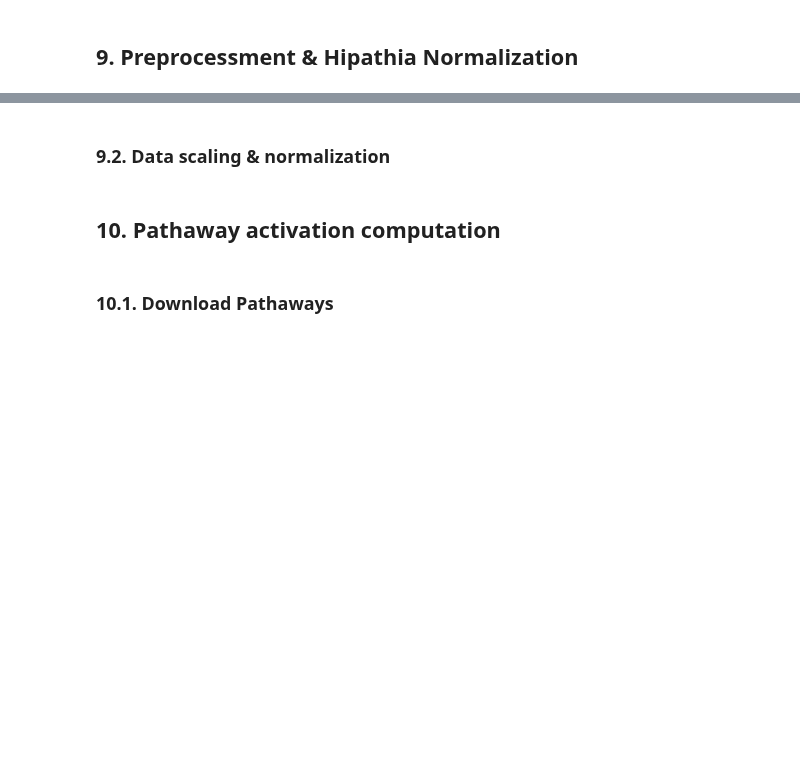
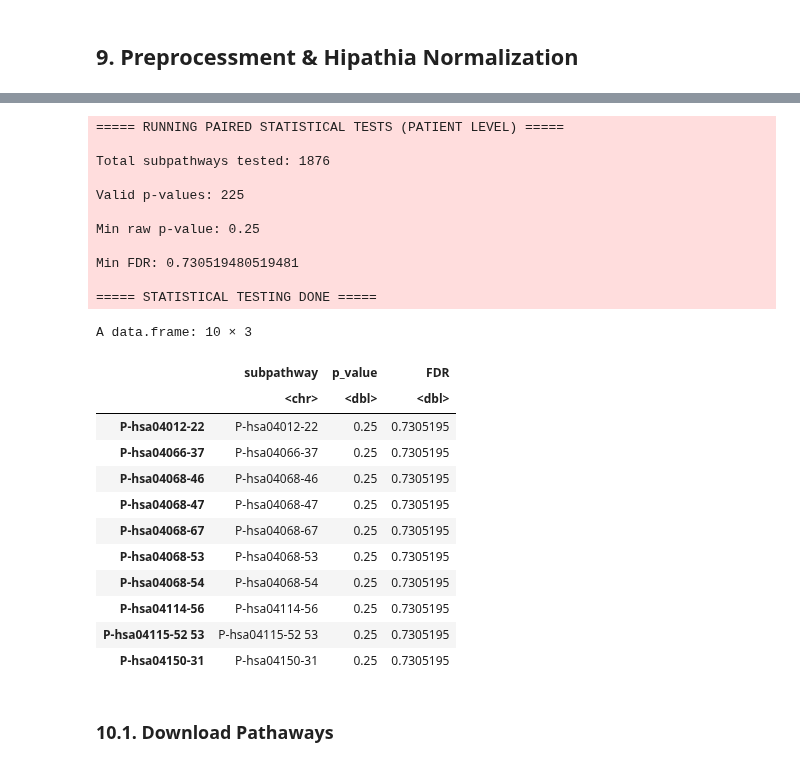
Before and after one commit to BennetDub/mein-r-projekt, a Jupyter notebook: Hipathia withou PB.ipynb, the cells around one changed output, grey strips where cells are left out. Saved outputs shown, nothing was run; the diff lists cells and outputs as text; code cells hidden in the pictures; blank space fills up the shorter version.

```diff
--- a/Hipathia withou PB.ipynb
+++ b/Hipathia withou PB.ipynb
@@ -735,2 +717,0 @@ library(hipathia)
-# %% [markdown]
-### 9.2. Data scaling & normalization
@@ -784,5 +718,77 @@ message("3.2-C: Hipathia normalization finished.")
-# %% [markdown]
-## 10. Pathaway activation computation
+# %%
+# ============================================================
+# 9. Paired statistical testing across patients
+# ============================================================
+
+message("\n===== RUNNING PAIRED STATISTICAL TESTS (PATIENT LEVEL) =====")
+
+# delta_mat: subpathways x patients
+stopifnot(is.matrix(delta_mat))
+stopifnot(ncol(delta_mat) >= 2)
+
+# Paired test per subpathway
+p_values <- apply(
+  delta_mat,
+  1,
+  function(x) {
+    x <- x[!is.na(x)]
+
+    # No variation -> no information
+    if (length(x) < 2 || all(x == 0)) {
+      return(NA_real_)
+    }
+
+    suppressWarnings(
+      wilcox.test(x, mu = 0)$p.value
+    )
+  }
+)
+
+# Build results table
+comp_subpathway <- data.frame(
+  subpathway = rownames(delta_mat),
+  p_value    = p_values,
+  stringsAsFactors = FALSE
+)
+
+# FDR correction
+comp_subpathway$FDR <- p.adjust(comp_subpathway$p_value, method = "BH")
+
+# Basic summary
+message("Total subpathways tested: ", nrow(comp_subpathway))
+message("Valid p-values: ", sum(!is.na(comp_subpathway$p_value)))
+message("Min raw p-value: ", min(comp_subpathway$p_value, na.rm = TRUE))
+message("Min FDR: ", min(comp_subpathway$FDR, na.rm = TRUE))
+
+message("===== STATISTICAL TESTING DONE =====\n")
+
+# Inspect top hits
+head(comp_subpathway[order(comp_subpathway$p_value), ], 10)
+# %% [output]
+===== RUNNING PAIRED STATISTICAL TESTS (PATIENT LEVEL) =====
+
+Total subpathways tested: 1876
+
+Valid p-values: 225
+
+Min raw p-value: 0.25
+
+Min FDR: 0.730519480519481
+
+===== STATISTICAL TESTING DONE =====
+A data.frame: 10 × 3
+|  | subpathway | p_value | FDR |
+|  | <chr> | <dbl> | <dbl> |
+| P-hsa04012-22 | P-hsa04012-22 | 0.25 | 0.7305195 |
+| P-hsa04066-37 | P-hsa04066-37 | 0.25 | 0.7305195 |
+| P-hsa04068-46 | P-hsa04068-46 | 0.25 | 0.7305195 |
+| P-hsa04068-47 | P-hsa04068-47 | 0.25 | 0.7305195 |
+| P-hsa04068-67 | P-hsa04068-67 | 0.25 | 0.7305195 |
+| P-hsa04068-53 | P-hsa04068-53 | 0.25 | 0.7305195 |
+| P-hsa04068-54 | P-hsa04068-54 | 0.25 | 0.7305195 |
+| P-hsa04114-56 | P-hsa04114-56 | 0.25 | 0.7305195 |
+| P-hsa04115-52 53 | P-hsa04115-52 53 | 0.25 | 0.7305195 |
+| P-hsa04150-31 | P-hsa04150-31 | 0.25 | 0.7305195 |
 # %% [markdown]
 ### 10.1. Download Pathaways
 # %%
```
Also changed, not shown: parts of 16 cells of this notebook.
